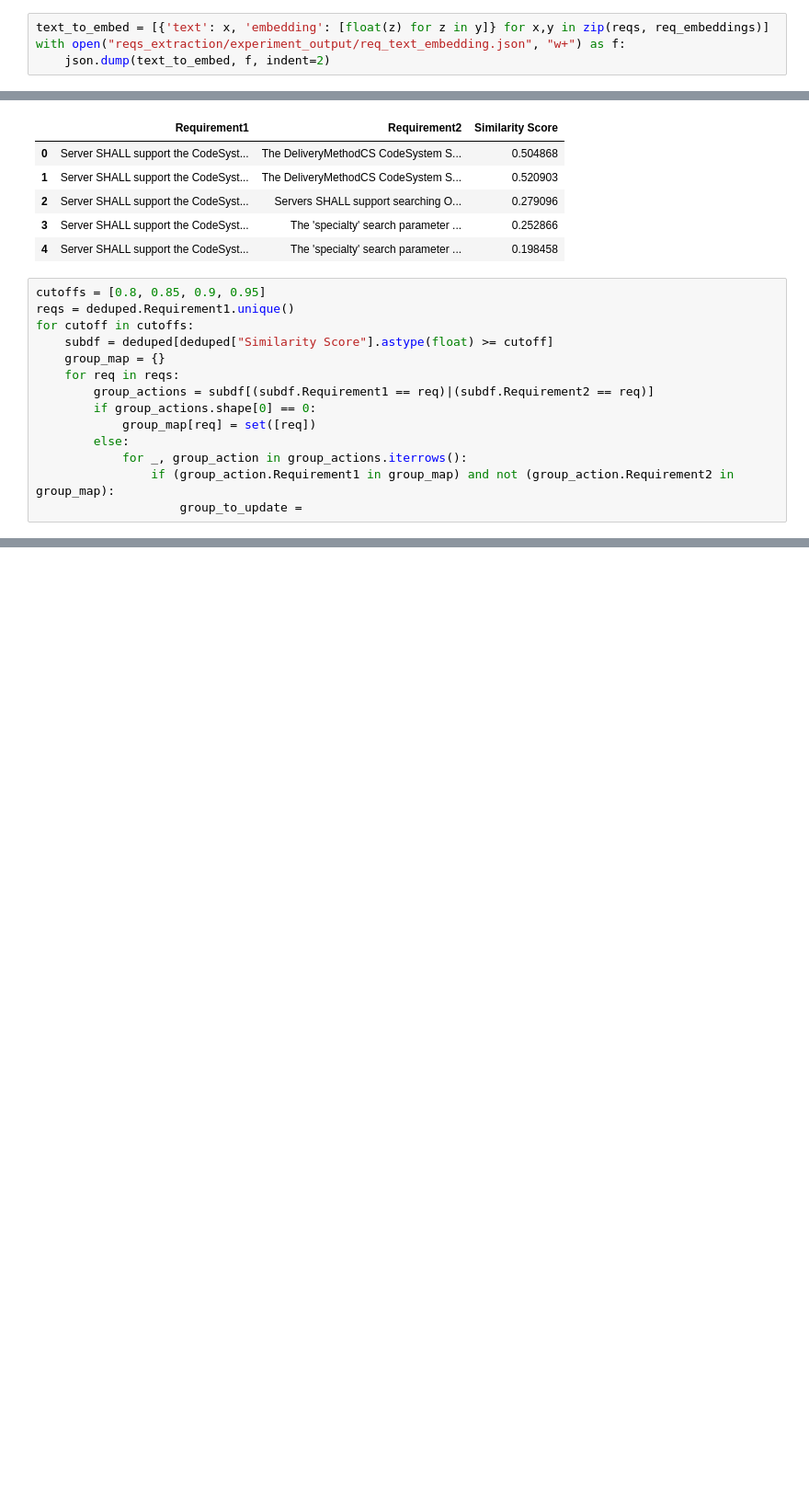
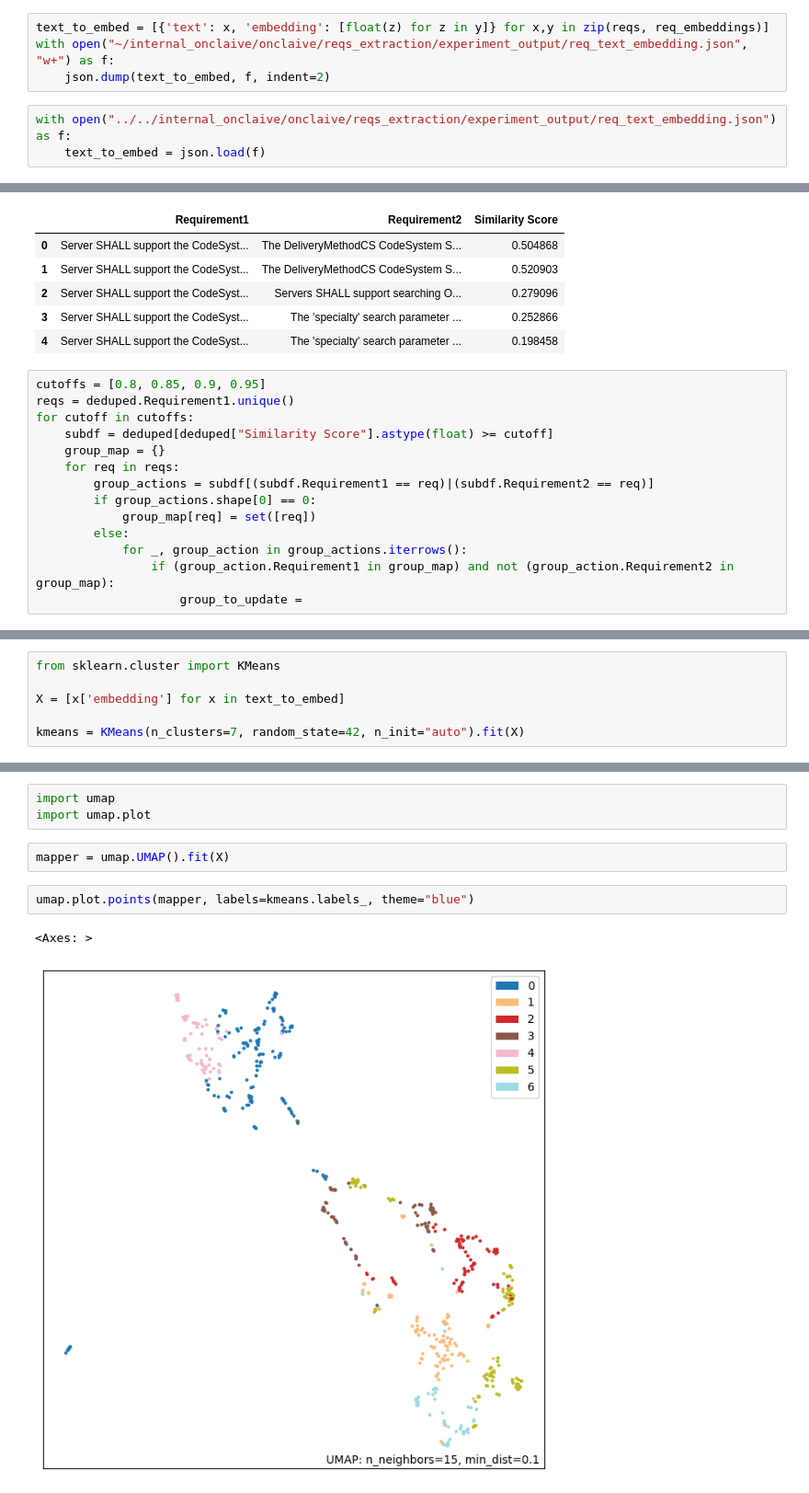
Before and after one commit to onc-healthit/ONCLAIVE, a Jupyter notebook: reqs_clustering/reqs_clustering.ipynb, the cells around one changed output, grey strips where cells are left out. Shown: that part at 92% size. Saved outputs shown, nothing was run; the diff lists cells and outputs as text; blank space fills up the shorter version.

Commit message:
minor changes to reqs_clustering

```diff
--- a/reqs_clustering/reqs_clustering.ipynb
+++ b/reqs_clustering/reqs_clustering.ipynb
@@ -15,5 +16,8 @@ model = SentenceTransformer("all-mpnet-base-v2")
 req_embeddings = [model.encode(req) for req in reqs]
 # %%
 text_to_embed = [{'text': x, 'embedding': [float(z) for z in y]} for x,y in zip(reqs, req_embeddings)]
-with open("reqs_extraction/experiment_output/req_text_embedding.json", "w+") as f:
+with open("~/internal_onclaive/onclaive/reqs_extraction/experiment_output/req_text_embedding.json", "w+") as f:
     json.dump(text_to_embed, f, indent=2)
+# %%
+with open("../../internal_onclaive/onclaive/reqs_extraction/experiment_output/req_text_embedding.json") as f:
+    text_to_embed = json.load(f)
@@ -217,0 +242,6 @@ group_actions
+# %%
+from sklearn.cluster import KMeans
+
+X = [x['embedding'] for x in text_to_embed]
+
+kmeans = KMeans(n_clusters=7, random_state=42, n_init="auto").fit(X)
@@ -217,0 +278,10 @@ group_actions
+# %%
+import umap
+import umap.plot
+# %%
+mapper = umap.UMAP().fit(X)
+# %%
+umap.plot.points(mapper, labels=kmeans.labels_, theme="blue")
+# %% [output]
+<Axes: >
+[figure, added]
```
Also changed, not shown: parts of 24 cells of this notebook.
